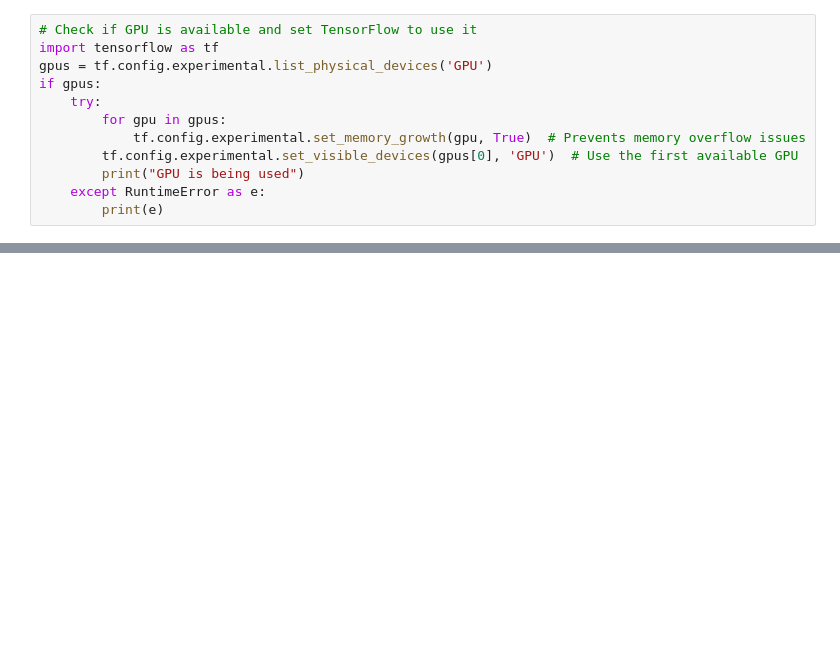
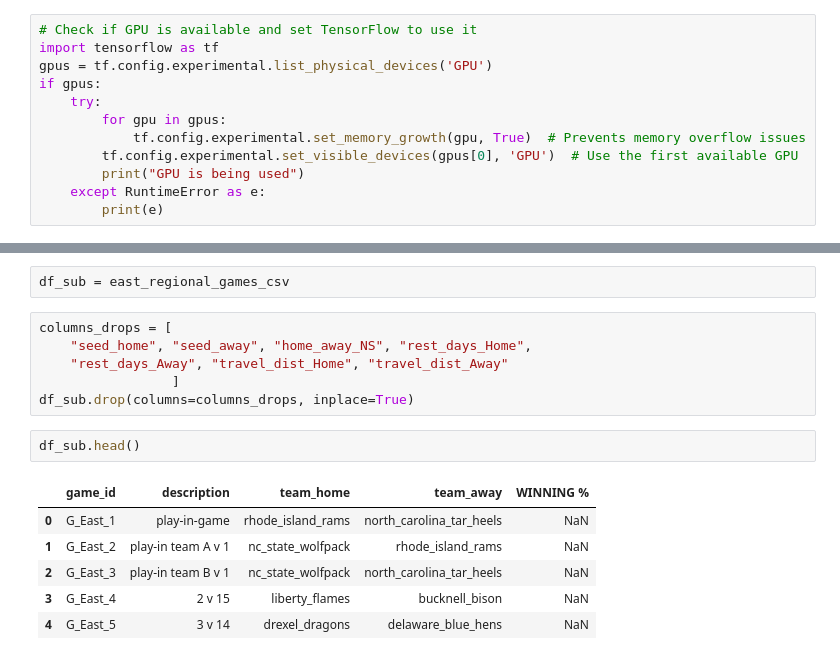
Before and after one commit to huyle3/competition_data, a Jupyter notebook: PredictingWinVer2.ipynb, the cells around one changed output, grey strips where cells are left out. Saved outputs shown, nothing was run; the diff lists cells and outputs as text; blank space fills up the shorter version.

```diff
--- a/PredictingWinVer2.ipynb
+++ b/PredictingWinVer2.ipynb
@@ -866,0 +748,17 @@ Epoch 200/200
+# %%
+df_sub = east_regional_games_csv
+# %%
+columns_drops = [
+    "seed_home", "seed_away", "home_away_NS", "rest_days_Home",
+    "rest_days_Away", "travel_dist_Home", "travel_dist_Away"
+                 ]
+df_sub.drop(columns=columns_drops, inplace=True)
+# %%
+df_sub.head()
+# %% [output]
+|  | game_id | description | team_home | team_away | WINNING % |
+| 0 | G_East_1 | play-in-game | rhode_island_rams | north_carolina_tar_heels | NaN |
+| 1 | G_East_2 | play-in team A v 1 | nc_state_wolfpack | rhode_island_rams | NaN |
+| 2 | G_East_3 | play-in team B v 1 | nc_state_wolfpack | north_carolina_tar_heels | NaN |
+| 3 | G_East_4 | 2 v 15 | liberty_flames | bucknell_bison | NaN |
+| 4 | G_East_5 | 3 v 14 | drexel_dragons | delaware_blue_hens | NaN |
```
Also changed, not shown: parts of 35 cells of this notebook.
